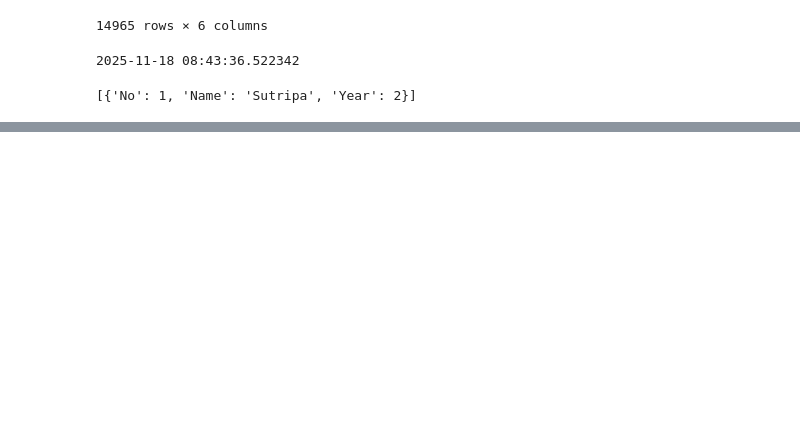
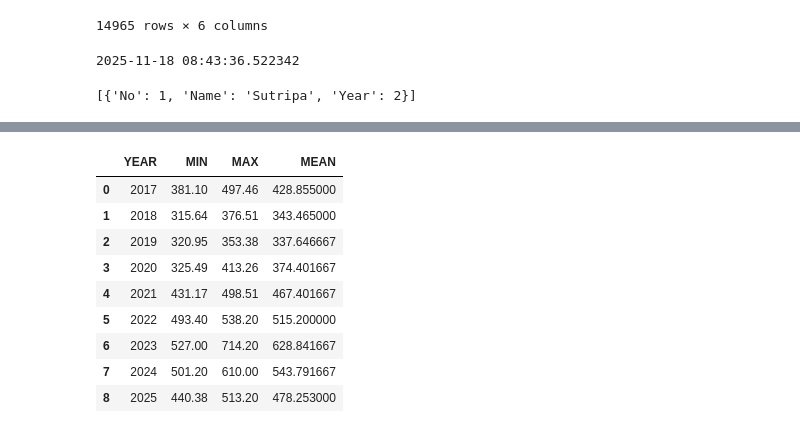
Before and after one commit to SutripatNew/Z01.-Python, a Jupyter notebook: main.ipynb, the cells around one changed output, grey strips where cells are left out. Saved outputs shown, nothing was run; the diff lists cells and outputs as text; code cells hidden in the pictures; blank space fills up the shorter version.

```diff
--- a/main.ipynb
+++ b/main.ipynb
@@ -69,0 +111,18 @@ print(rowin)
+# %%
+df = pd.read_sql(sql_query, engine)
+df = df.set_index('YEAR')
+df = df.groupby('YEAR').agg({'PRICE':['min','max','mean']}).reset_index()
+df.columns = ['_'.join(col).strip('_') for col in df.columns]
+df = df.rename(columns={'PRICE_min':'MIN', 'PRICE_max':'MAX', 'PRICE_mean':'MEAN'})
+display(df)
+# %% [output]
+|  | YEAR | MIN | MAX | MEAN |
+| 0 | 2017 | 381.10 | 497.46 | 428.855000 |
+| 1 | 2018 | 315.64 | 376.51 | 343.465000 |
+| 2 | 2019 | 320.95 | 353.38 | 337.646667 |
+| 3 | 2020 | 325.49 | 413.26 | 374.401667 |
+| 4 | 2021 | 431.17 | 498.51 | 467.401667 |
+| 5 | 2022 | 493.40 | 538.20 | 515.200000 |
+| 6 | 2023 | 527.00 | 714.20 | 628.841667 |
+| 7 | 2024 | 501.20 | 610.00 | 543.791667 |
+| 8 | 2025 | 440.38 | 513.20 | 478.253000 |
```
Also changed, not shown: parts of 2 cells of this notebook, 7 other files.
